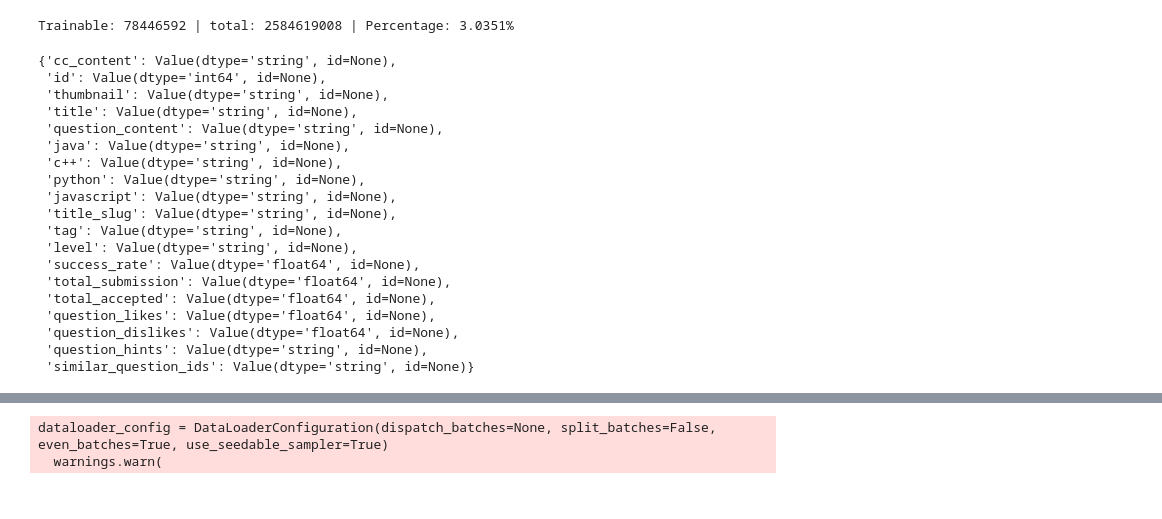
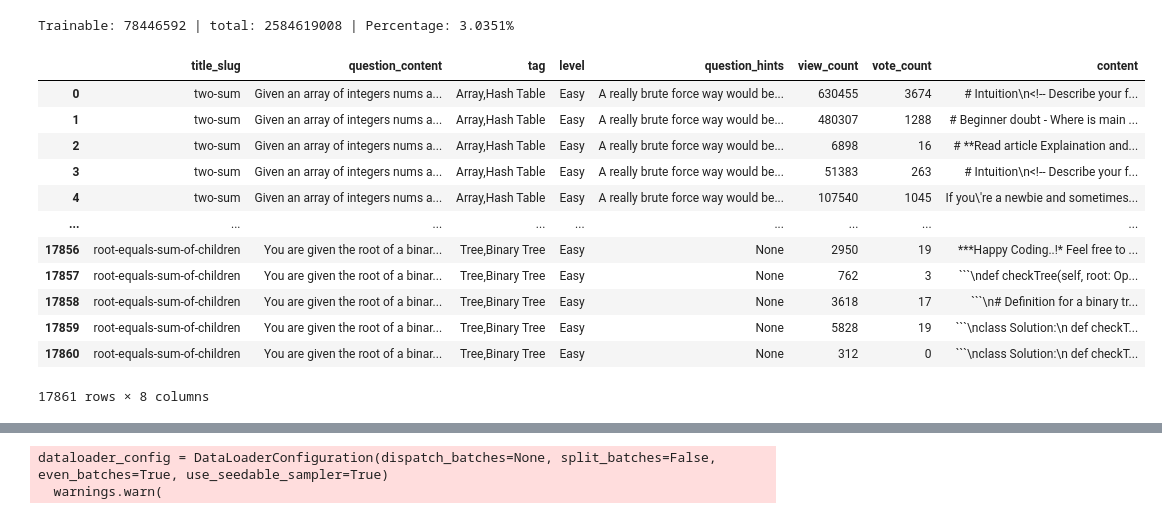
Before and after one commit to kreimben/CodeMind, a Jupyter notebook: fine-tuning/gemma-1.1-2b-it peft qlora.ipynb, the cells around one changed output, grey strips where cells are left out. Drawn from its saved outputs; the diff is of its cells as text; code cells hidden in the pictures.

````diff
--- a/fine-tuning/gemma-1.1-2b-it peft qlora.ipynb
+++ b/fine-tuning/gemma-1.1-2b-it peft qlora.ipynb
@@ -103,28 +101,25 @@ trainable, total = model.get_nb_trainable_parameters()
 print(f"Trainable: {trainable} | total: {total} | Percentage: {trainable / total * 100:.4f}%")
 # %% [output]
 Trainable: 78446592 | total: 2584619008 | Percentage: 3.0351%
+# %%
+submission_dataset = datasets.load_dataset('csv', data_files='../user_submission_only_python.csv', split='train').to_pandas()
+submission_dataset
+# %% [output]
+|  | title_slug | question_content | tag | level | question_hints | view_count | vote_count | content |
+| 0 | two-sum | Given an array of integers nums a... | Array,Hash Table | Easy | A really brute force way would be... | 630455 | 3674 | # Intuition\n<!-- Describe your f... |
+| 1 | two-sum | Given an array of integers nums a... | Array,Hash Table | Easy | A really brute force way would be... | 480307 | 1288 | # Beginner doubt - Where is main ... |
+| 2 | two-sum | Given an array of integers nums a... | Array,Hash Table | Easy | A really brute force way would be... | 6898 | 16 | # **Read article Explaination and... |
+| 3 | two-sum | Given an array of integers nums a... | Array,Hash Table | Easy | A really brute force way would be... | 51383 | 263 | # Intuition\n<!-- Describe your f... |
+| 4 | two-sum | Given an array of integers nums a... | Array,Hash Table | Easy | A really brute force way would be... | 107540 | 1045 | If you\'re a newbie and sometimes... |
+| ... | ... | ... | ... | ... | ... | ... | ... | ... |
+| 17856 | root-equals-sum-of-children | You are given the root of a binar... | Tree,Binary Tree | Easy | None | 2950 | 19 | ***Happy Coding..!* Feel free to ... |
+| 17857 | root-equals-sum-of-children | You are given the root of a binar... | Tree,Binary Tree | Easy | None | 762 | 3 | ```\ndef checkTree(self, root: Op... |
+| 17858 | root-equals-sum-of-children | You are given the root of a binar... | Tree,Binary Tree | Easy | None | 3618 | 17 | ```\n# Definition for a binary tr... |
+| 17859 | root-equals-sum-of-children | You are given the root of a binar... | Tree,Binary Tree | Easy | None | 5828 | 19 | ```\nclass Solution:\n def checkT... |
+| 17860 | root-equals-sum-of-children | You are given the root of a binar... | Tree,Binary Tree | Easy | None | 312 | 0 | ```\nclass Solution:\n def checkT... |
+17861 rows × 8 columns
 # %%
-# dataset = datasets.load_dataset('kreimben/leetcode_user_submissions', split='train')
-dataset = datasets.load_dataset('kreimben/leetcode_with_youtube_captions', split='train')
-# dataset = datasets.load_dataset('csv', data_files='../user_submission_only_python.csv', split='train')
-dataset.features
+submission_dataset = submission_dataset[['title_slug', 'question_hints', 'question_content', 'content']]
+captions_dataset = datasets.load_dataset('kreimben/leetcode_with_youtube_captions', split='train').to_pandas()[['title_slug', 'question_hints', 'question_content', 'cc_content']]
+
+dataset = pd.concat([submission_dataset, captions_dataset])
-# %% [output]
-{'cc_content': Value(dtype='string', id=None),
- 'id': Value(dtype='int64', id=None),
- 'thumbnail': Value(dtype='string', id=None),
- 'title': Value(dtype='string', id=None),
- 'question_content': Value(dtype='string', id=None),
- 'java': Value(dtype='string', id=None),
- 'c++': Value(dtype='string', id=None),
- 'python': Value(dtype='string', id=None),
- 'javascript': Value(dtype='string', id=None),
- 'title_slug': Value(dtype='string', id=None),
- 'tag': Value(dtype='string', id=None),
- 'level': Value(dtype='string', id=None),
- 'success_rate': Value(dtype='float64', id=None),
- 'total_submission': Value(dtype='float64', id=None),
- 'total_accepted': Value(dtype='float64', id=None),
- 'question_likes': Value(dtype='float64', id=None),
- 'question_dislikes': Value(dtype='float64', id=None),
- 'question_hints': Value(dtype='string', id=None),
- 'similar_question_ids': Value(dtype='string', id=None)}
````
Also changed, not shown: parts of 13 cells of this notebook.
